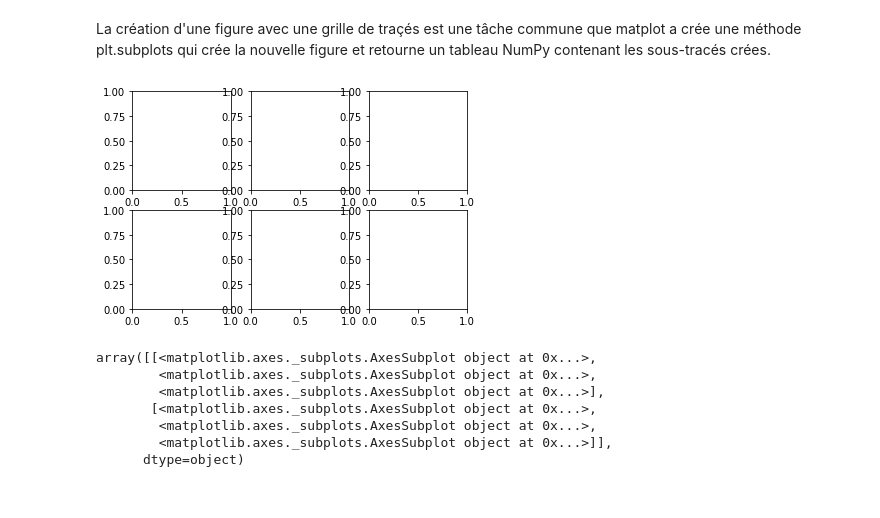
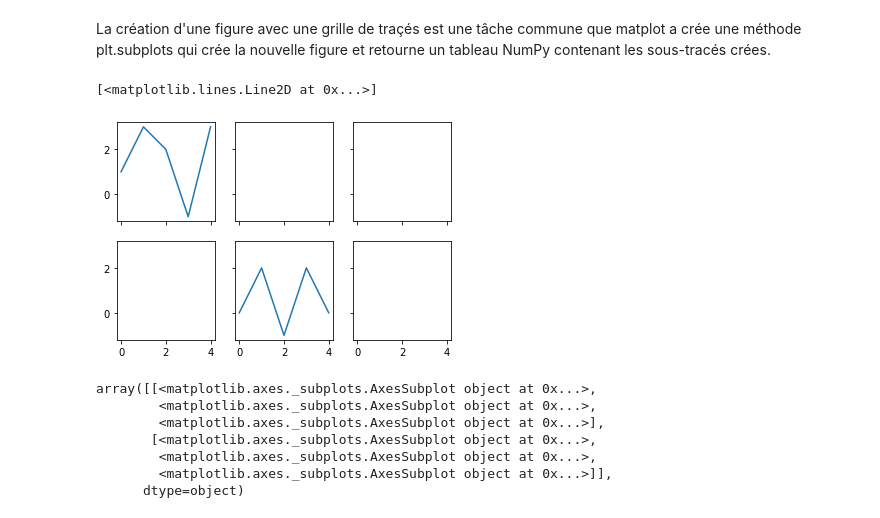
Before and after one commit to yeladlouni/m2i, a Jupyter notebook: matplotlib/notebooks/matplotlib.ipynb, the cells around one changed output. Drawn from its saved outputs; the diff is of its cells as text; code cells hidden in the pictures.

Commit message:
matplotlib

```diff
--- a/matplotlib/notebooks/matplotlib.ipynb
+++ b/matplotlib/notebooks/matplotlib.ipynb
@@ -102,7 +92,3 @@ ax2.scatter(np.arange(30), np.arange(30) + 3 * np.random.randn(30))
 [figure]
 # %% [markdown]
 La création d'une figure avec une grille de traçés est une tâche commune que matplot a crée une méthode plt.subplots qui crée la nouvelle figure et retourne un tableau NumPy contenant les sous-tracés crées.
-# %%
-fig, axes = plt.subplots(2, 3)
-# %% [output]
-[figure, removed]
@@ -109,3 +97,11 @@ fig, axes = plt.subplots(2, 3)
+# %%
+fig, axes = plt.subplots(2, 3, sharex=True, sharey=True)
+
+axes[0,0].plot([1, 3, 2, -1, 3])
+axes[1,1].plot([0, 2, -1, 2, 0])
+# %% [output]
+[<matplotlib.lines.Line2D at 0x...>]
+[figure, added]
 # %%
 axes
 # %% [output]
```
Also changed, not shown: parts of 41 cells of this notebook, 2 other files.
